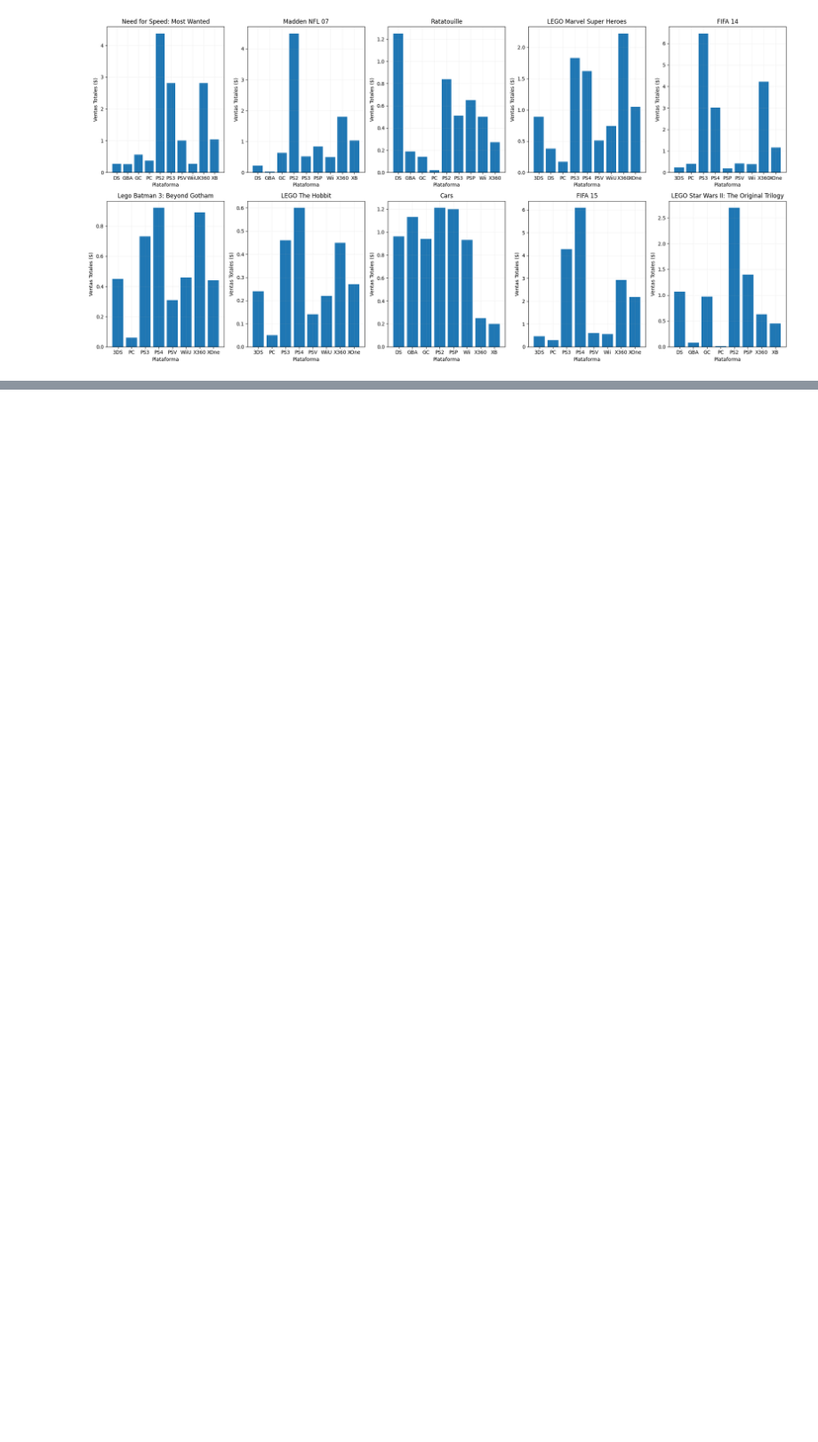
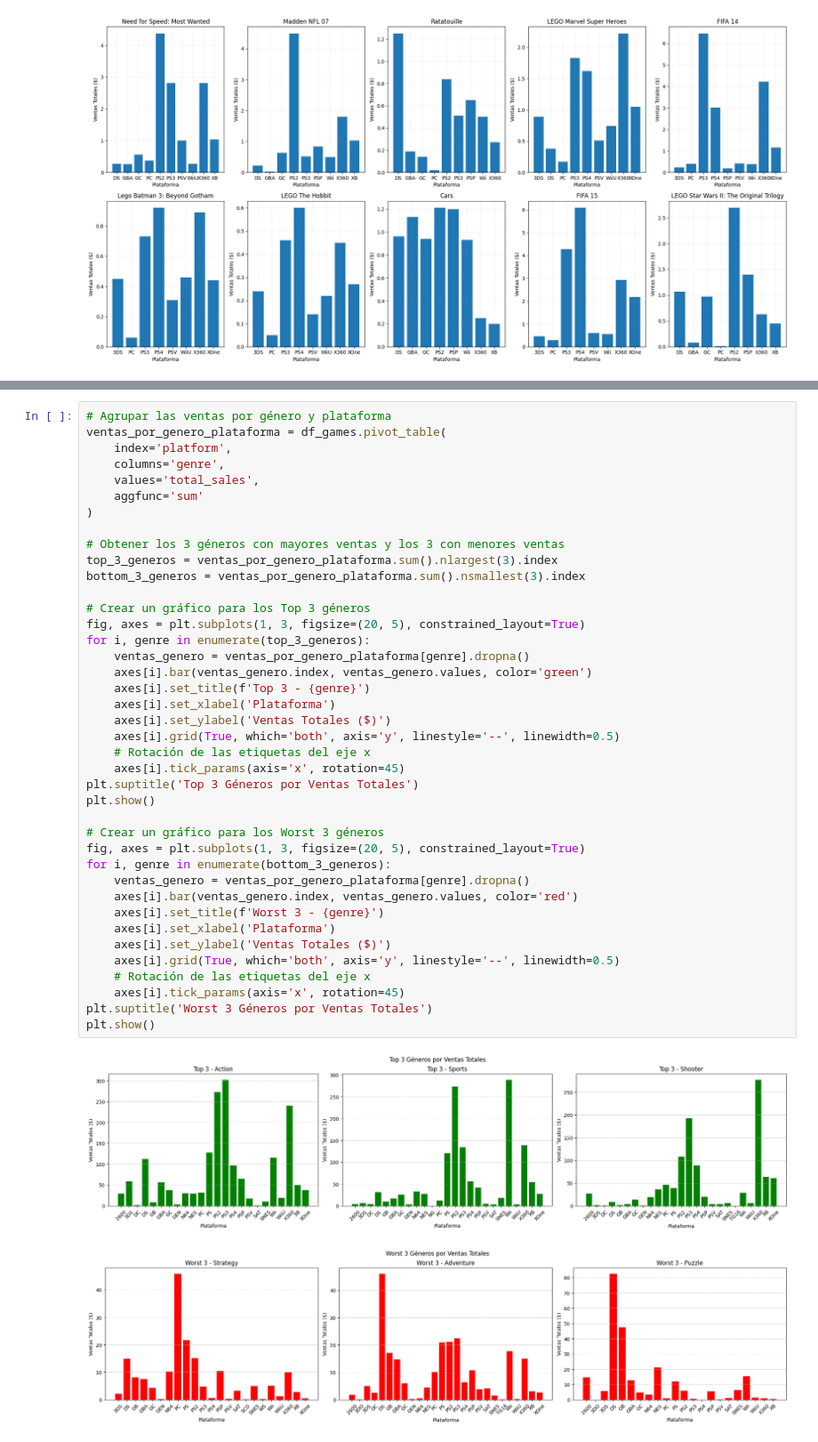
Before and after one commit to aldomelladop/s5_proyecto_integrado, a Jupyter notebook: notebooks/jupnote-s5.ipynb, the cells around one changed output, grey strips where cells are left out. Shown at 89% size. Drawn from its saved outputs; the diff is of its cells as text; blank space fills up the shorter version.

```diff
--- a/notebooks/jupnote-s5.ipynb
+++ b/notebooks/jupnote-s5.ipynb
@@ -447,0 +462,43 @@ plt.show()
+# %%
+# Agrupar las ventas por género y plataforma
+ventas_por_genero_plataforma = df_games.pivot_table(
+    index='platform',
+    columns='genre',
+    values='total_sales',
+    aggfunc='sum'
+)
+
+# Obtener los 3 géneros con mayores ventas y los 3 con menores ventas
+top_3_generos = ventas_por_genero_plataforma.sum().nlargest(3).index
+bottom_3_generos = ventas_por_genero_plataforma.sum().nsmallest(3).index
+
+# Crear un gráfico para los Top 3 géneros
+fig, axes = plt.subplots(1, 3, figsize=(20, 5), constrained_layout=True)
+for i, genre in enumerate(top_3_generos):
+    ventas_genero = ventas_por_genero_plataforma[genre].dropna()
+    axes[i].bar(ventas_genero.index, ventas_genero.values, color='green')
+    axes[i].set_title(f'Top 3 - {genre}')
+    axes[i].set_xlabel('Plataforma')
+    axes[i].set_ylabel('Ventas Totales ($)')
+    axes[i].grid(True, which='both', axis='y', linestyle='--', linewidth=0.5)
+    # Rotación de las etiquetas del eje x
+    axes[i].tick_params(axis='x', rotation=45)
+plt.suptitle('Top 3 Géneros por Ventas Totales')
+plt.show()
+
+# Crear un gráfico para los Worst 3 géneros
+fig, axes = plt.subplots(1, 3, figsize=(20, 5), constrained_layout=True)
+for i, genre in enumerate(bottom_3_generos):
+    ventas_genero = ventas_por_genero_plataforma[genre].dropna()
+    axes[i].bar(ventas_genero.index, ventas_genero.values, color='red')
+    axes[i].set_title(f'Worst 3 - {genre}')
+    axes[i].set_xlabel('Plataforma')
+    axes[i].set_ylabel('Ventas Totales ($)')
+    axes[i].grid(True, which='both', axis='y', linestyle='--', linewidth=0.5)
+    # Rotación de las etiquetas del eje x
+    axes[i].tick_params(axis='x', rotation=45)
+plt.suptitle('Worst 3 Géneros por Ventas Totales')
+plt.show()
+# %% [output]
+[figure, added]
+[figure, added]
```
Also changed, not shown: parts of 7 cells of this notebook, 3 other files.
